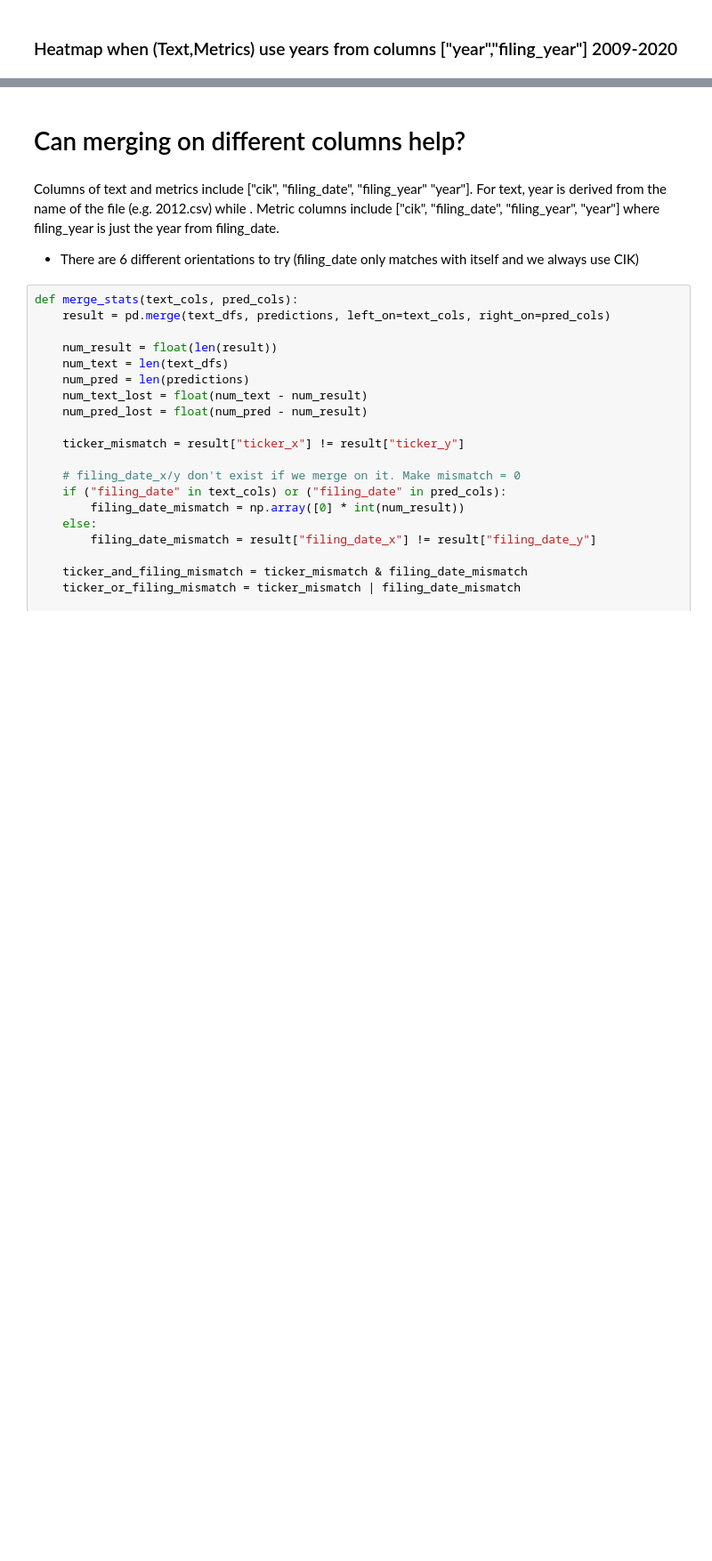
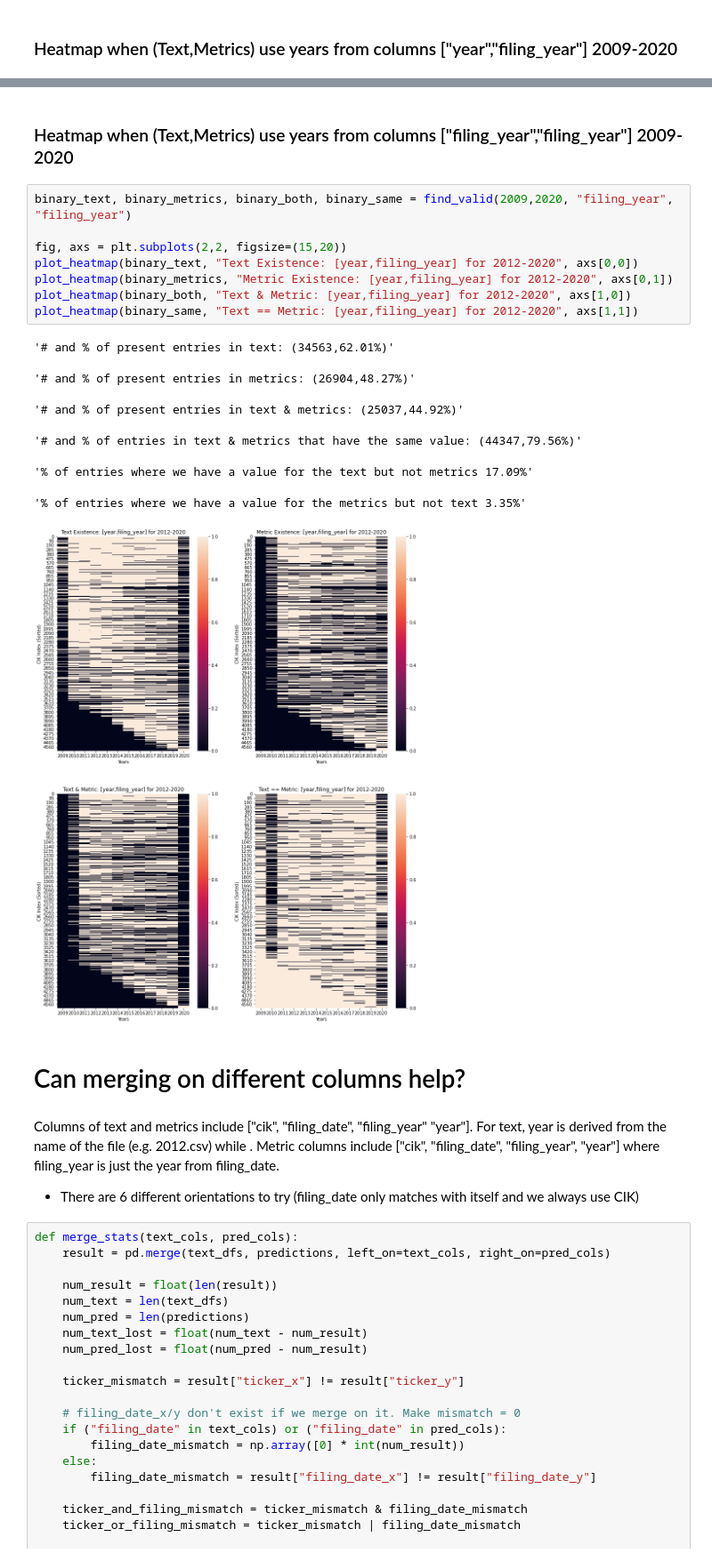
Before and after one commit to bsinghpratap/voya_project_spring21, a Jupyter notebook: VOYAExplorationPreprocessing.ipynb, the cells around one changed output, grey strips where cells are left out. Shown at 89% size. Saved outputs shown, nothing was run; the diff lists cells and outputs as text; blank space fills up the shorter version.

```diff
--- a/VOYAExplorationPreprocessing.ipynb
+++ b/VOYAExplorationPreprocessing.ipynb
@@ -233,3 +310,21 @@ plot_heatmap(binary_same, "Text == Metric: [year,filing_year] for 2012-2020", ax
+# %% [markdown]
+### Heatmap when (Text,Metrics) use years from columns ["filing_year","filing_year"] 2009-2020
+# %%
+binary_text, binary_metrics, binary_both, binary_same = find_valid(2009,2020, "filing_year", "filing_year")
+
+fig, axs = plt.subplots(2,2, figsize=(15,20))
+plot_heatmap(binary_text, "Text Existence: [year,filing_year] for 2012-2020", axs[0,0])
+plot_heatmap(binary_metrics, "Metric Existence: [year,filing_year] for 2012-2020", axs[0,1])
+plot_heatmap(binary_both, "Text & Metric: [year,filing_year] for 2012-2020", axs[1,0])
+plot_heatmap(binary_same, "Text == Metric: [year,filing_year] for 2012-2020", axs[1,1])
+# %% [output]
+'# and % of present entries in text: (34563,62.01%)'
+'# and % of present entries in metrics: (26904,48.27%)'
+'# and % of present entries in text & metrics: (25037,44.92%)'
+'# and % of entries in text & metrics that have the same value: (44347,79.56%)'
+'% of entries where we have a value for the text but not metrics 17.09%'
+'% of entries where we have a value for the metrics but not text 3.35%'
+[figure, added]
 # %% [markdown]
 # Can merging on different columns help?
 # %% [markdown]
```
Also changed, not shown: parts of 22 cells of this notebook, 5 other files.
